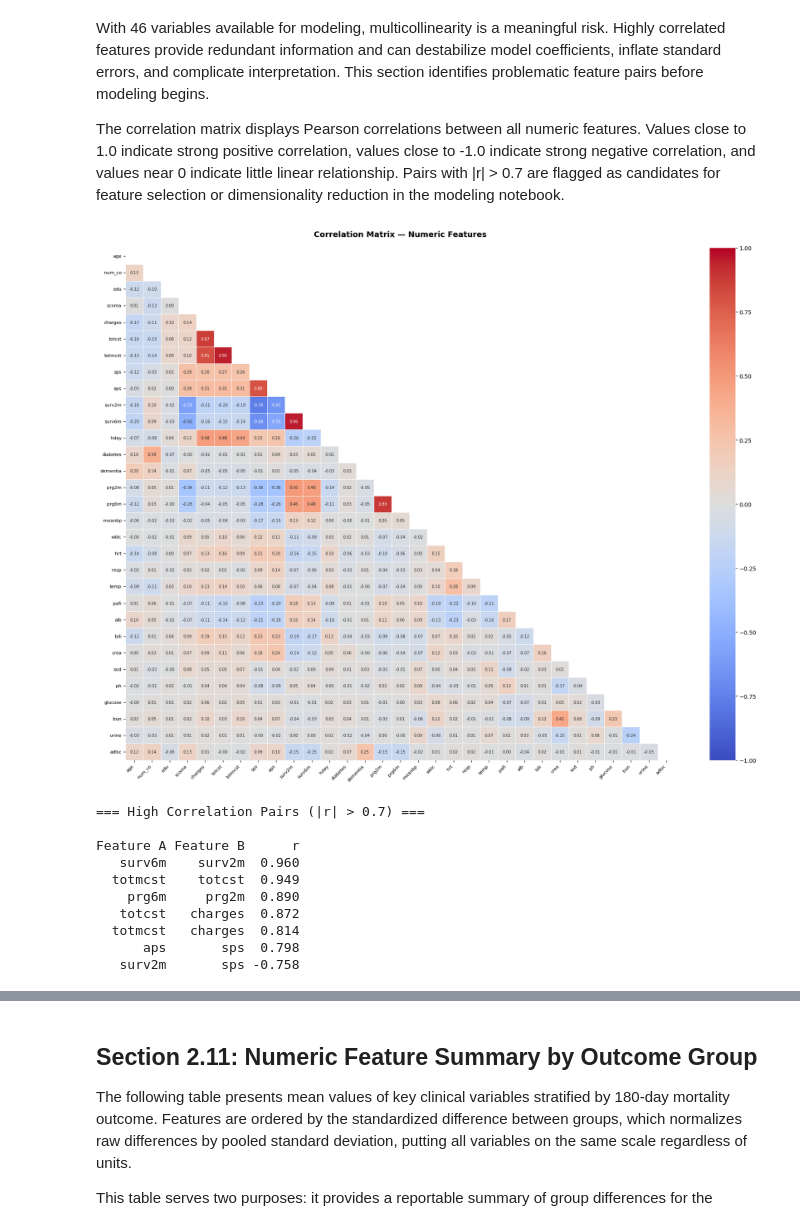
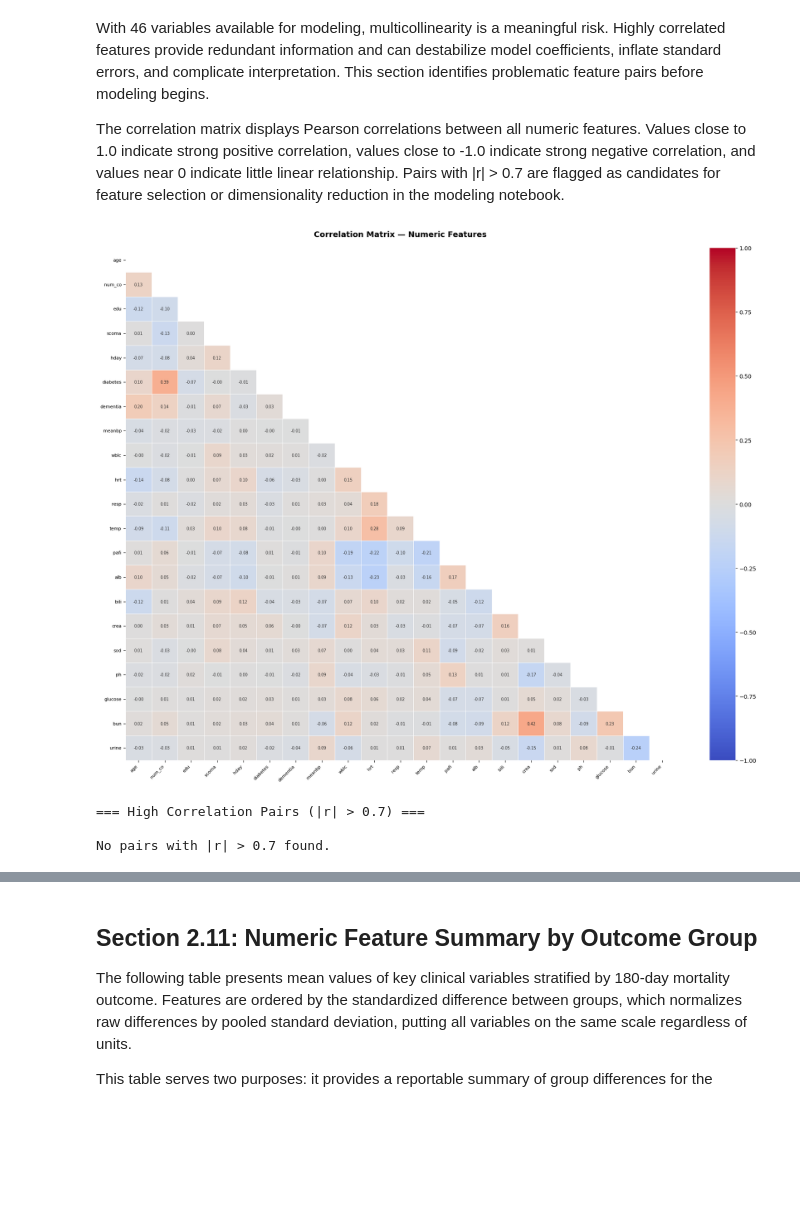
Before and after one commit to GoldenMouse/usd-aai-500-final, a Jupyter notebook: src/master.ipynb, the cells around one changed output, grey strips where cells are left out. Drawn from its saved outputs; the diff is of its cells as text; code cells hidden in the pictures; blank space fills up the shorter version.

Commit message:
remove cost columns at cleaning; heatmap should focus only on predictors

```diff
--- a/src/master.ipynb
+++ b/src/master.ipynb
@@ -398,7 +399,16 @@ We remove features with structural disqualifications that do not require EDA to
 # from Gold features in EDA, as it reflects care decisions rather than clinical
 # or physiologic status at day 3.
 
-cols_to_drop = ["adlp", "adls", "dnrday", "sfdm2", "avtisst"]
+cols_to_drop = [
+    "adlp",
+    "adls",
+    "dnrday",
+    "sfdm2",
+    "avtisst",
+    "charges",
+    "totcst",
+    "totmcst",
+]
 
 df.drop(columns=cols_to_drop, inplace=True, errors="ignore")
 print(f"Dropped  : {len(cols_to_drop)} columns")
@@ -1635,7 +1640,21 @@ notebook.
 numeric_cols = df.select_dtypes(include="number").columns.tolist()
 
 # Exclude target, outcome, and identifier columns
-exclude = ["death_180d", "death", "hospdead", "id", "slos", "d_time"]
+exclude = [
+    "death_180d",
+    "death",
+    "hospdead",
+    "id",
+    "slos",
+    "d_time",
+    "surv2m",
+    "surv6m",
+    "prg2m",
+    "prg6m",
+    "aps",
+    "sps",
+    "adlsc",
+]
 feature_cols = [c for c in numeric_cols if c not in exclude]
 
 corr_matrix = df[feature_cols].corr()
@@ -1659,42 +1678,35 @@ sns.heatmap(
 )
 ax.set_title(
     "Correlation Matrix — Numeric Features", fontsize=14, fontweight="bold", pad=20
 )
 plt.xticks(rotation=45, ha="right", fontsize=8)
 plt.yticks(fontsize=8)
 plt.tight_layout()
 plt.show()
 
 # Flag high correlation pairs
 print("=== High Correlation Pairs (|r| > 0.7) ===\n")
 high_corr = []
 for i in range(len(corr_matrix.columns)):
     for j in range(i):
         r = corr_matrix.iloc[i, j]
         if abs(r) > 0.7:
             high_corr.append(
                 {
                     "Feature A": corr_matrix.columns[i],
                     "Feature B": corr_matrix.columns[j],
                     "r": round(r, 3),
                 }
             )
 
 if high_corr:
     high_corr_df = pd.DataFrame(high_corr).sort_values("r", ascending=False)
     print(high_corr_df.to_string(index=False))
 else:
     print("No pairs with |r| > 0.7 found.")
 # %% [output]
-[figure, old version]
+[figure, new version]
 === High Correlation Pairs (|r| > 0.7) ===
 
-Feature A Feature B      r
-   surv6m    surv2m  0.960
-  totmcst    totcst  0.949
-    prg6m     prg2m  0.890
-   totcst   charges  0.872
-  totmcst   charges  0.814
-      aps       sps  0.798
-   surv2m       sps -0.758
+No pairs with |r| > 0.7 found.
 # %% [markdown]
```
Also changed, not shown: parts of 19 cells of this notebook, 1 other file.
